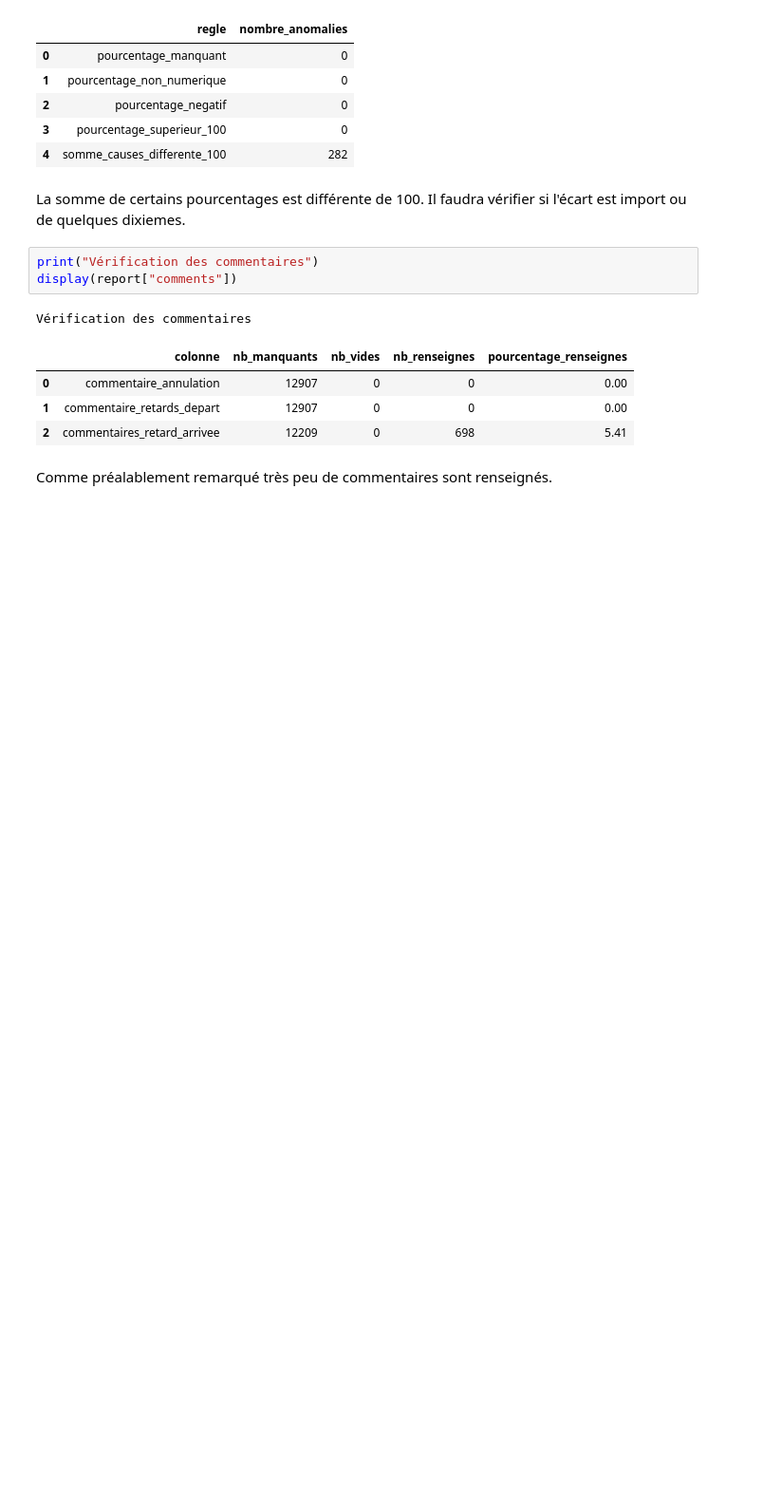
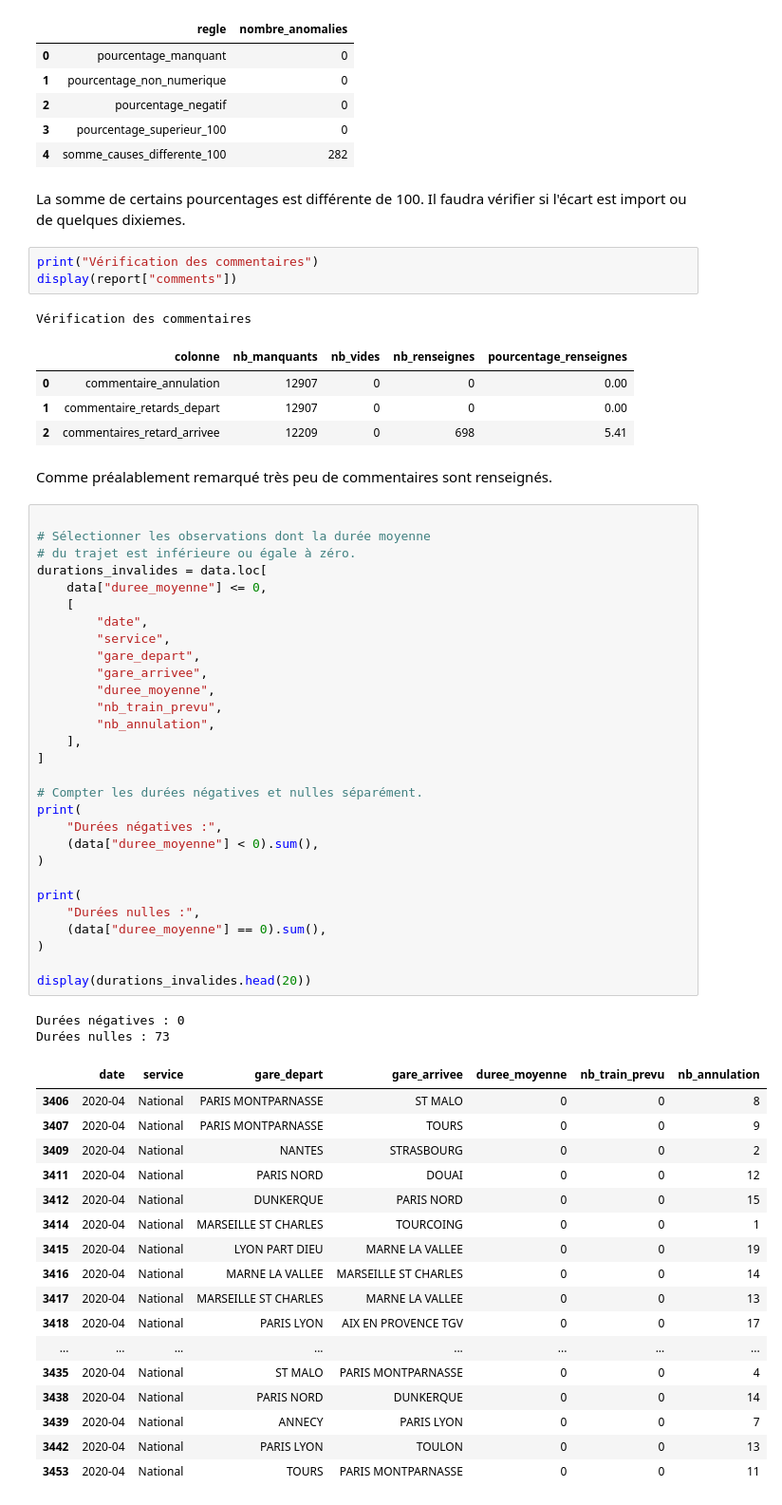
Before and after one commit to husseindakroube/IADATA701-PROJET, a Jupyter notebook: notebooks/01_eda_qualite.ipynb, the cells around one changed output. Shown at 95% size. Drawn from its saved outputs; the diff is of its cells as text; blank space fills up the shorter version.

Commit message:
Identification des observations atypiques ou incohérentes

```diff
--- a/notebooks/01_eda_qualite.ipynb
+++ b/notebooks/01_eda_qualite.ipynb
@@ -235,3 +263,52 @@ Vérification des commentaires
 | 2 | commentaires_retard_arrivee | 12209 | 0 | 698 | 5.41 |
 # %% [markdown]
 Comme préalablement remarqué très peu de commentaires sont renseignés.
+# %%
+
+# Sélectionner les observations dont la durée moyenne
+# du trajet est inférieure ou égale à zéro.
+durations_invalides = data.loc[
+    data["duree_moyenne"] <= 0,
+    [
+        "date",
+        "service",
+        "gare_depart",
+        "gare_arrivee",
+        "duree_moyenne",
+        "nb_train_prevu",
+        "nb_annulation",
+    ],
+]
+
+# Compter les durées négatives et nulles séparément.
+print(
+    "Durées négatives :",
+    (data["duree_moyenne"] < 0).sum(),
+)
+
+print(
+    "Durées nulles :",
+    (data["duree_moyenne"] == 0).sum(),
+)
+
+display(durations_invalides.head(20))
+# %% [output]
+Durées négatives : 0
+Durées nulles : 73
+|  | date | service | gare_depart | gare_arrivee | duree_moyenne | nb_train_prevu | nb_annulation |
+| 3406 | 2020-04 | National | PARIS MONTPARNASSE | ST MALO | 0 | 0 | 8 |
+| 3407 | 2020-04 | National | PARIS MONTPARNASSE | TOURS | 0 | 0 | 9 |
+| 3409 | 2020-04 | National | NANTES | STRASBOURG | 0 | 0 | 2 |
+| 3411 | 2020-04 | National | PARIS NORD | DOUAI | 0 | 0 | 12 |
+| 3412 | 2020-04 | National | DUNKERQUE | PARIS NORD | 0 | 0 | 15 |
+| 3414 | 2020-04 | National | MARSEILLE ST CHARLES | TOURCOING | 0 | 0 | 1 |
+| 3415 | 2020-04 | National | LYON PART DIEU | MARNE LA VALLEE | 0 | 0 | 19 |
+| 3416 | 2020-04 | National | MARNE LA VALLEE | MARSEILLE ST CHARLES | 0 | 0 | 14 |
+| 3417 | 2020-04 | National | MARSEILLE ST CHARLES | MARNE LA VALLEE | 0 | 0 | 13 |
+| 3418 | 2020-04 | National | PARIS LYON | AIX EN PROVENCE TGV | 0 | 0 | 17 |
+| ... | ... | ... | ... | ... | ... | ... | ... |
+| 3435 | 2020-04 | National | ST MALO | PARIS MONTPARNASSE | 0 | 0 | 4 |
+| 3438 | 2020-04 | National | PARIS NORD | DUNKERQUE | 0 | 0 | 14 |
+| 3439 | 2020-04 | National | ANNECY | PARIS LYON | 0 | 0 | 7 |
+| 3442 | 2020-04 | National | PARIS LYON | TOULON | 0 | 0 | 13 |
+| 3453 | 2020-04 | National | TOURS | PARIS MONTPARNASSE | 0 | 0 | 11 |
```
Also changed, not shown: parts of 4 cells of this notebook.
